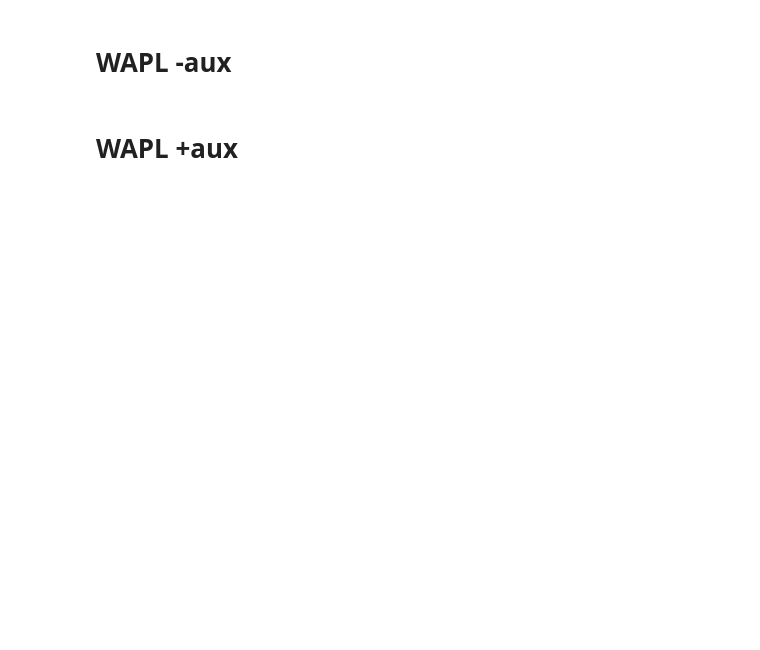
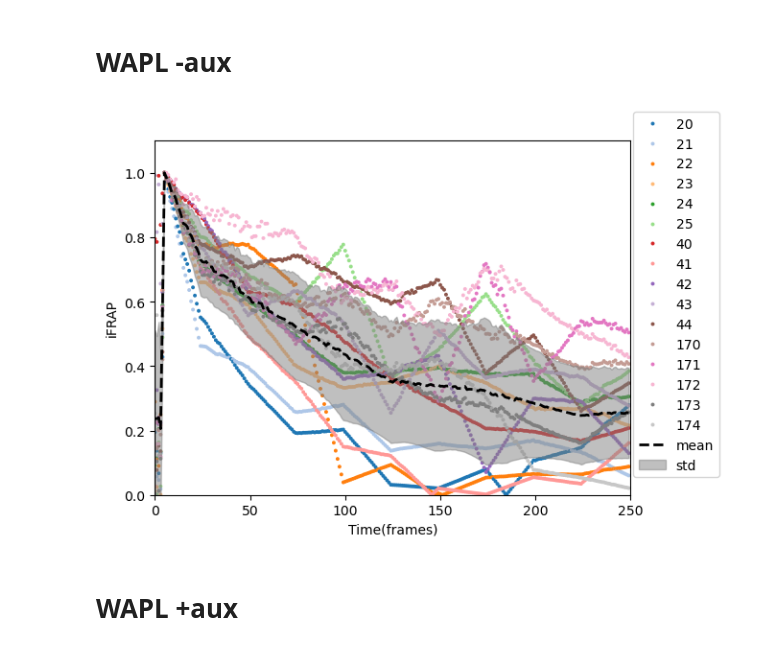
Before and after one commit to NessLfy/cohesin_residence_time, a Jupyter notebook: scratchpad/analyze_data.ipynb, the cells around one changed output. Saved outputs shown, nothing was run; the diff lists cells and outputs as text; code cells hidden in the pictures; blank space fills up the shorter version.

```diff
--- a/scratchpad/analyze_data.ipynb
+++ b/scratchpad/analyze_data.ipynb
@@ -61,11 +74,13 @@ plt.show()
 # %% [markdown]
 # WAPL -aux
 # %%
-df_wapl,df_wapl_average,df_wapl_sd = perform_analysis(['WAPL', 'noaux'],[35,145,35])
+df_wapl,df_wapl_average,df_wapl_sd = perform_analysis(['WAPL', 'noaux'],[175,45])
 _ = plot_ifrap(df_wapl,df_wapl_average,df_wapl_sd)
 plt.xlim(0,250)
 plt.ylim(0,1.1)
 plt.show()
+# %% [output]
+[figure, added]
 # %% [markdown]
 # WAPL +aux
 # %%
```
Also changed, not shown: parts of 16 cells of this notebook.
